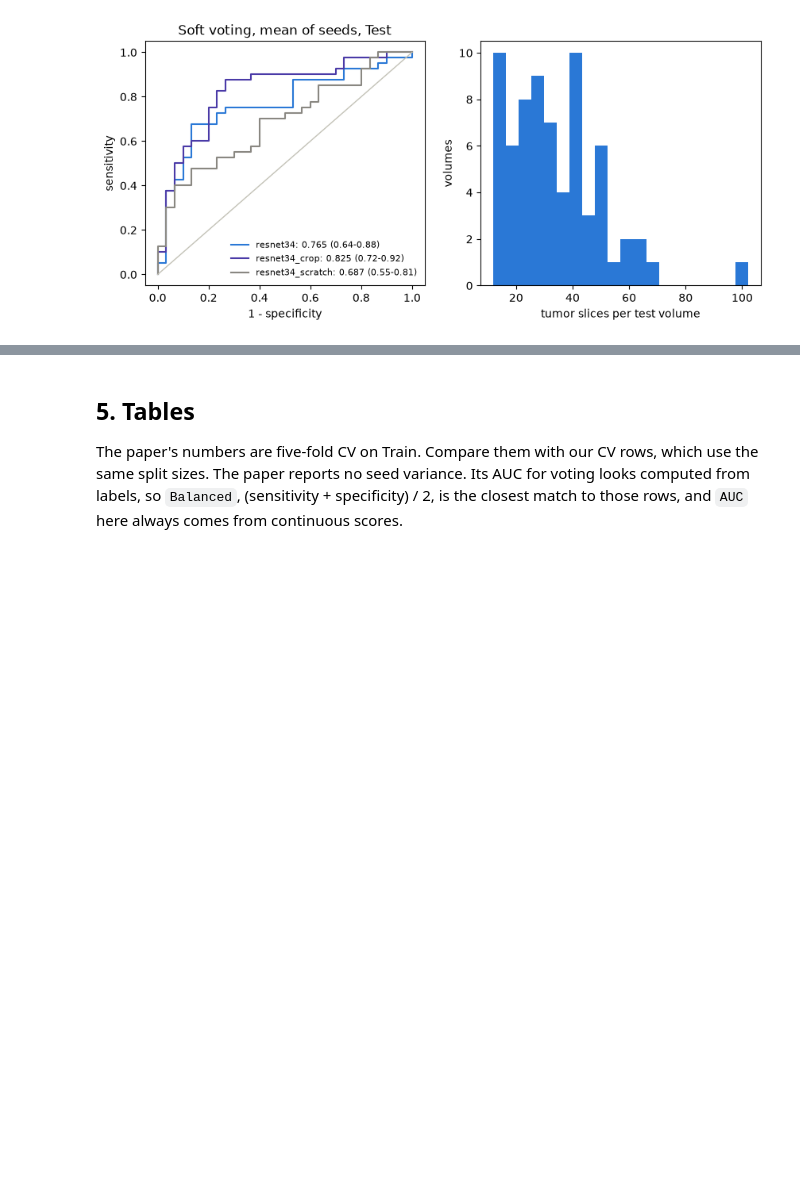
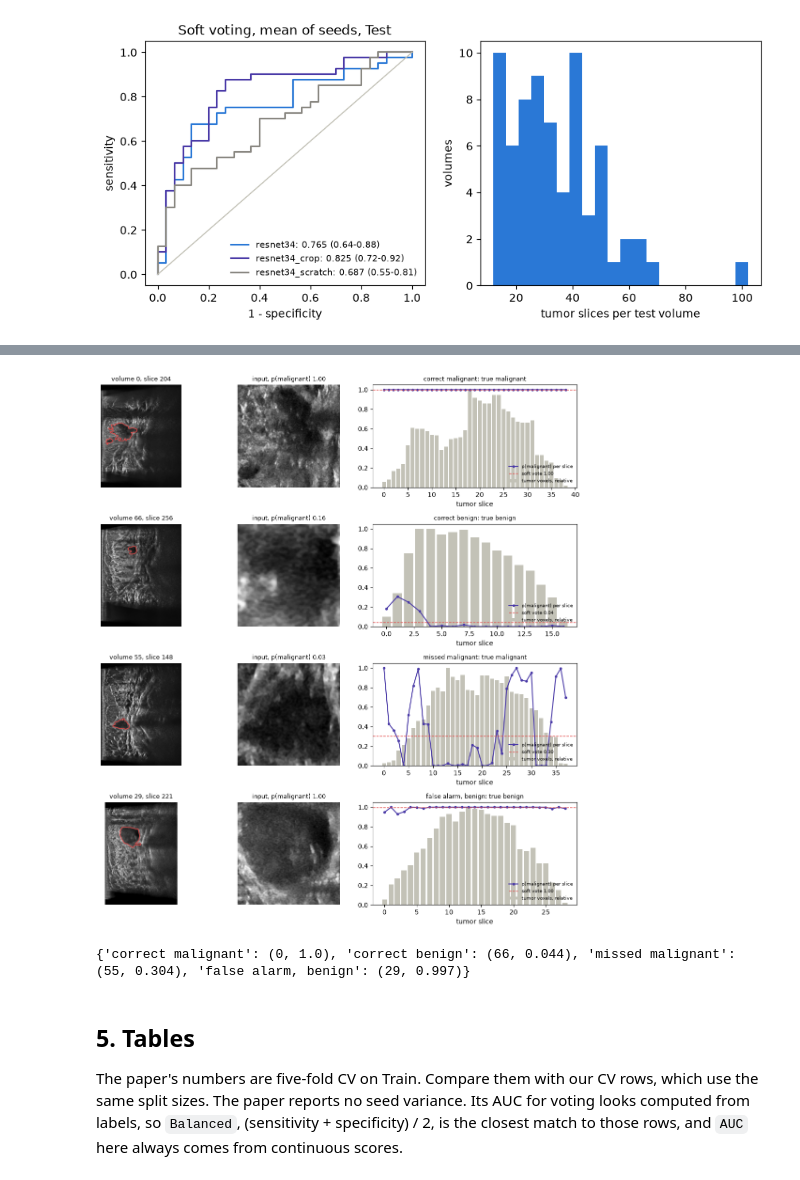
Before and after one commit to mralinp/abus-classification, a Jupyter notebook: notebooks/6-yu2024.ipynb, the cells around one changed output, grey strips where cells are left out. Saved outputs shown, nothing was run; the diff lists cells and outputs as text; code cells hidden in the pictures; blank space fills up the shorter version.

Commit message:
docs: sample inputs and per-slice model output in the Yu 2024 notebook

```diff
--- a/notebooks/6-yu2024.ipynb
+++ b/notebooks/6-yu2024.ipynb
@@ -121,3 +125,39 @@ plt.show()
+# %%
+from tdsc_abus2023_pytorch import TDSC, DataSplits
+from abus_classification.data.lesion_cache import TDSC_PATH
+from abus_classification.papers.yu2024.pipeline import tumor_slices
+
+probs = np.mean([np.load(RESULTS / f"yu2024_resnet34_crop_seed{s}.npz")["prob"] for s in range(3)], 0)
+soft = votes(probs, voxels, case)[2]
+order = np.argsort(soft)
+malignant, benign = order[y[order] == 1], order[y[order] == 0]
+picks = [("correct malignant", malignant[-1]), ("correct benign", benign[0]), ("missed malignant", malignant[0]), ("false alarm, benign", benign[-1])]
+test = TDSC(path=TDSC_PATH, split=DataSplits.TEST, download=False)
+
+fig, ax = plt.subplots(len(picks), 3, figsize=(11, 3 * len(picks)), gridspec_kw=dict(width_ratios=[1, 1, 1.6]))
+for row, (title, c) in zip(ax, picks):
+    vol, mask, _, _ = test[c]
+    vol, mask = np.asarray(vol), np.asarray(mask) > 0
+    whole, crop, vox = tumor_slices(vol, mask)
+    at = case == c
+    assert np.array_equal(vox, voxels[at])                 # the stored slice map matches this volume
+    big = vox.argmax()
+    z = np.flatnonzero(mask.any((0, 1)))[big]
+    row[0].imshow(vol[:, :, z], cmap="gray"); row[0].contour(mask[:, :, z], levels=[0.5], colors="#e34948", linewidths=1)
+    row[0].set_title(f"volume {c}, slice {z}", fontsize=9); row[0].axis("off")
+    row[1].imshow(crop[big], cmap="gray"); row[1].set_title(f"input, p(malignant) {probs[at][big]:.2f}", fontsize=9); row[1].axis("off")
+    x = np.arange(len(vox))
+    row[2].bar(x, vox / vox.max(), color="#c3c2b7", label="tumor voxels, relative")
+    row[2].plot(x, probs[at], "o-", ms=3, color=COLORS["resnet34_crop"], label="p(malignant) per slice")
+    row[2].axhline(soft[c], color="#e34948", ls="--", lw=1, label=f"soft vote {soft[c]:.2f}")
+    row[2].set(ylim=(0, 1.05), xlabel="tumor slice"); row[2].set_title(f"{title}: true {'malignant' if y[c] else 'benign'}", fontsize=9)
+    row[2].legend(frameon=False, fontsize=7, loc="lower right")
+plt.tight_layout()
+plt.show()
+print({t: (int(c), round(float(soft[c]), 3)) for t, c in picks})
+# %% [output]
+[figure, added]
+{'correct malignant': (0, 1.0), 'correct benign': (66, 0.044), 'missed malignant': (55, 0.304), 'false alarm, benign': (29, 0.997)}
 # %% [markdown]
 ## 5. Tables
 
```
Also changed, not shown: parts of 1 cell of this notebook.
